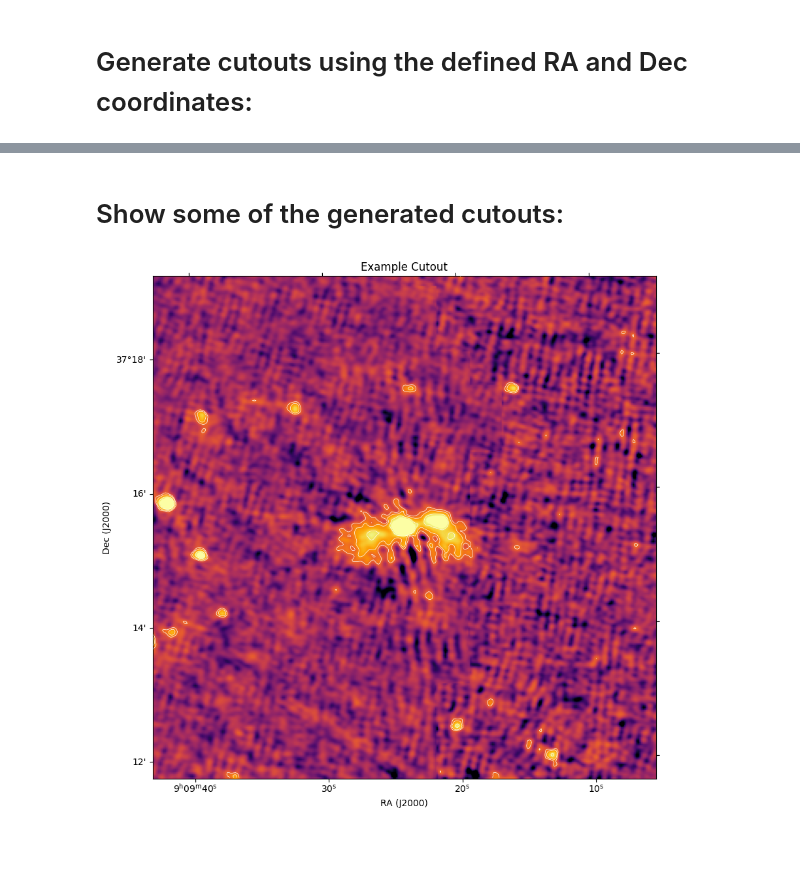
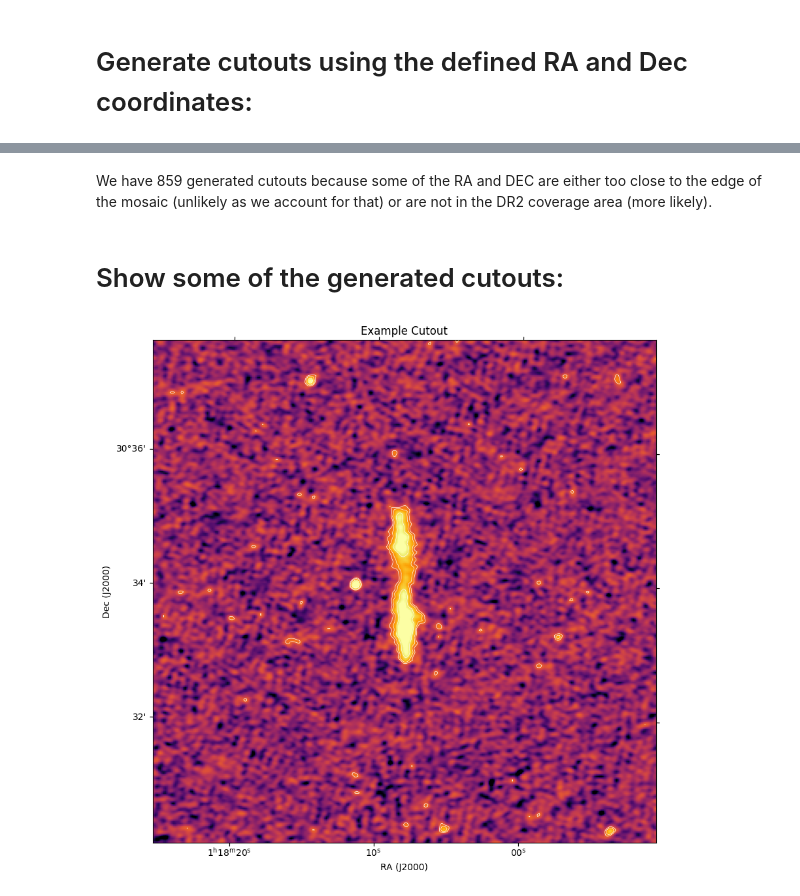
Before and after one commit to Aureusa/strw_lofar_data_utils, a Jupyter notebook: examples/cutout_generation.ipynb, the cells around one changed output, grey strips where cells are left out. Cells and saved outputs as stored; diff of their text form; code cells hidden in the pictures; blank space fills up the shorter version.

Commit message:
-Added a vizualizer to standardize plotting of the various different components of the repo -updated cutout generation example to use he new vizualizer

```diff
--- a/examples/cutout_generation.ipynb
+++ b/examples/cutout_generation.ipynb
@@ -54,7 +48,7 @@ ra_dec_list
 # Generate cutouts using the defined RA and Dec coordinates:
 # %%
 cutouts = generate_cutouts(
-    ra_dec_list=ra_dec_list,
+    ra_dec_list=ra_dec_list[:1000],
     size_pixels = 300,
     save=False
 )
@@ -235,14 +59,17 @@ Generated 9908 cutouts.
+# %% [markdown]
+We have 859 generated cutouts because some of the RA and DEC are either too close to the edge of the mosaic (unlikely as we account for that) or are not in the DR2 coverage area (more likely).
 # %% [markdown]
 # Show some of the generated cutouts:
 # %%
-example_cutout = cutouts[888]
+example_cutout = cutouts[420]
 
-example_cutout.show_cutout(
+Vizualizer().vizualize_a_cutout(
+    cutout=example_cutout,
     title="Example Cutout",
     contour_levels=[3, 5, 10]
 )
 # %% [output]
-[figure, old version]
+[figure, new version]
 # %%
 another_example_cutout = cutouts[421]
 
```
Also changed, not shown: parts of 5 cells of this notebook, 1 other file.
